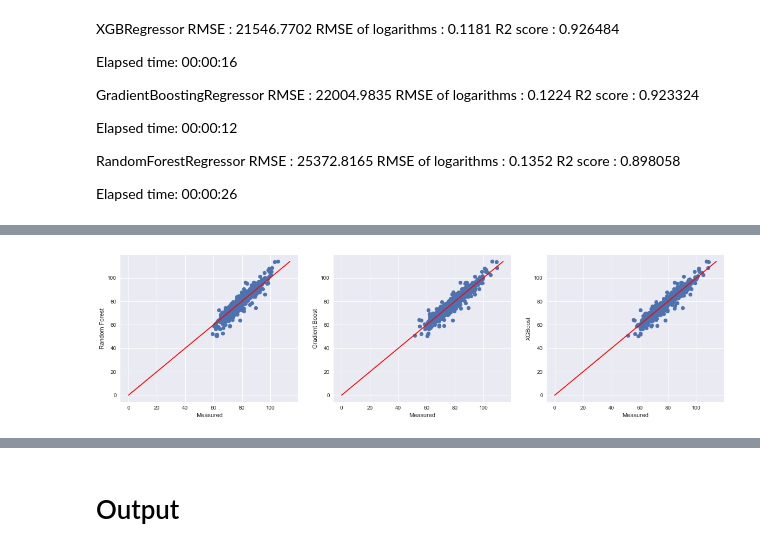
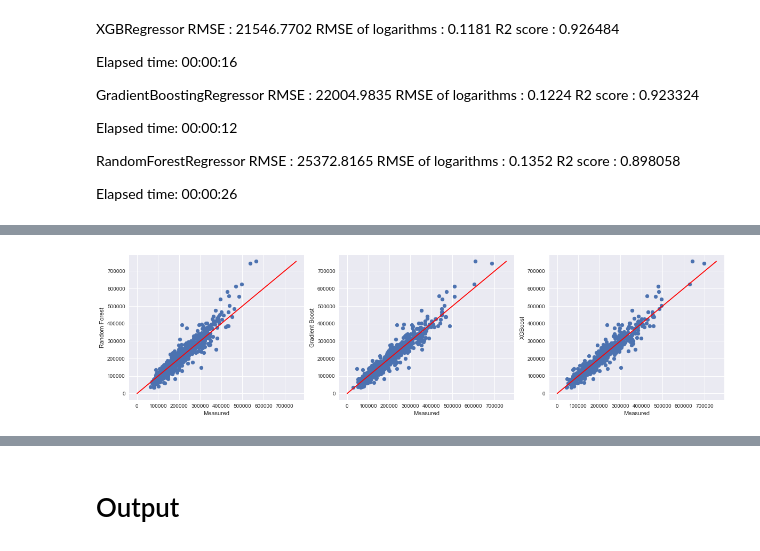
Before and after one commit to jirimanak/capstone-project, a Jupyter notebook: model_tuning.ipynb, the cells around one changed output, grey strips where cells are left out. Saved outputs shown, nothing was run; the diff lists cells and outputs as text; code cells hidden in the pictures.

```diff
--- a/model_tuning.ipynb
+++ b/model_tuning.ipynb
@@ -475,15 +499,10 @@ R2 score           : 0.898058
 
 Elapsed time: 00:00:26
 # %%
-xgb_pred = cross_validation_prediction(xgb, features, target)
-gbr_pred = cross_validation_prediction(gbr, features, target)
-rfr_pred = cross_validation_prediction(rfr, features, target)
-
-
-print_shape(predictions_rfr,'predictions_rfr')
-print_shape(target_train,'target_train')
-
-predictions = xgb_w* xgb_pred + gbr_w * gbr_pred + rfr_w * rfr_pred
+xgb_pred_raw = cross_validation_prediction(xgb, features, target)
+gbr_pred_raw = cross_validation_prediction(gbr, features, target)
+rfr_pred_raw = cross_validation_prediction(rfr, features, target)
+print('Finished')
 # %% [output]
 XGBRegressor
 
@@ -545,23 +586,23 @@ R2 score           : 0.898058
 # %%
 plt.figure(figsize=(20,5))
 ax1 = plt.subplot(1,3,1)
-ax1.scatter( rfr_pred, target_train)
+ax1.scatter( rfr_pred_normal, target_train)
 ax1.plot([0,max(target_train)],[ 0,max(target_train)], '-', color='r', )
 ax1.set_xlabel('Measured')
 ax1.set_ylabel('Random Forest')
 ax2 = plt.subplot(1,3,2)
-ax2.scatter( gbr_pred, target_train)
+ax2.scatter( gbr_pred_normal, target_train)
 ax2.plot([0,max(target_train)],[ 0,max(target_train)], '-', color='r', )
 ax2.set_xlabel('Measured')
 ax2.set_ylabel('Gradient Boost')
 ax2 = plt.subplot(1,3,3)
-ax2.scatter( xgb_pred, target_train)
+ax2.scatter( xgb_pred_normal, target_train)
 ax2.plot([0,max(target_train)],[ 0,max(target_train)], '-', color='r', )
 ax2.set_xlabel('Measured')
 ax2.set_ylabel('XGBoost')
 plt.show()
 # %% [output]
-[figure, old version]
+[figure, new version]
 # %%
 predictions_normal = xgb_w* xgb_pred_normal + gbr_w * gbr_pred_normal + rfr_w * rfr_pred_normal
 
```
Also changed, not shown: parts of 16 cells of this notebook, 4 other files.
